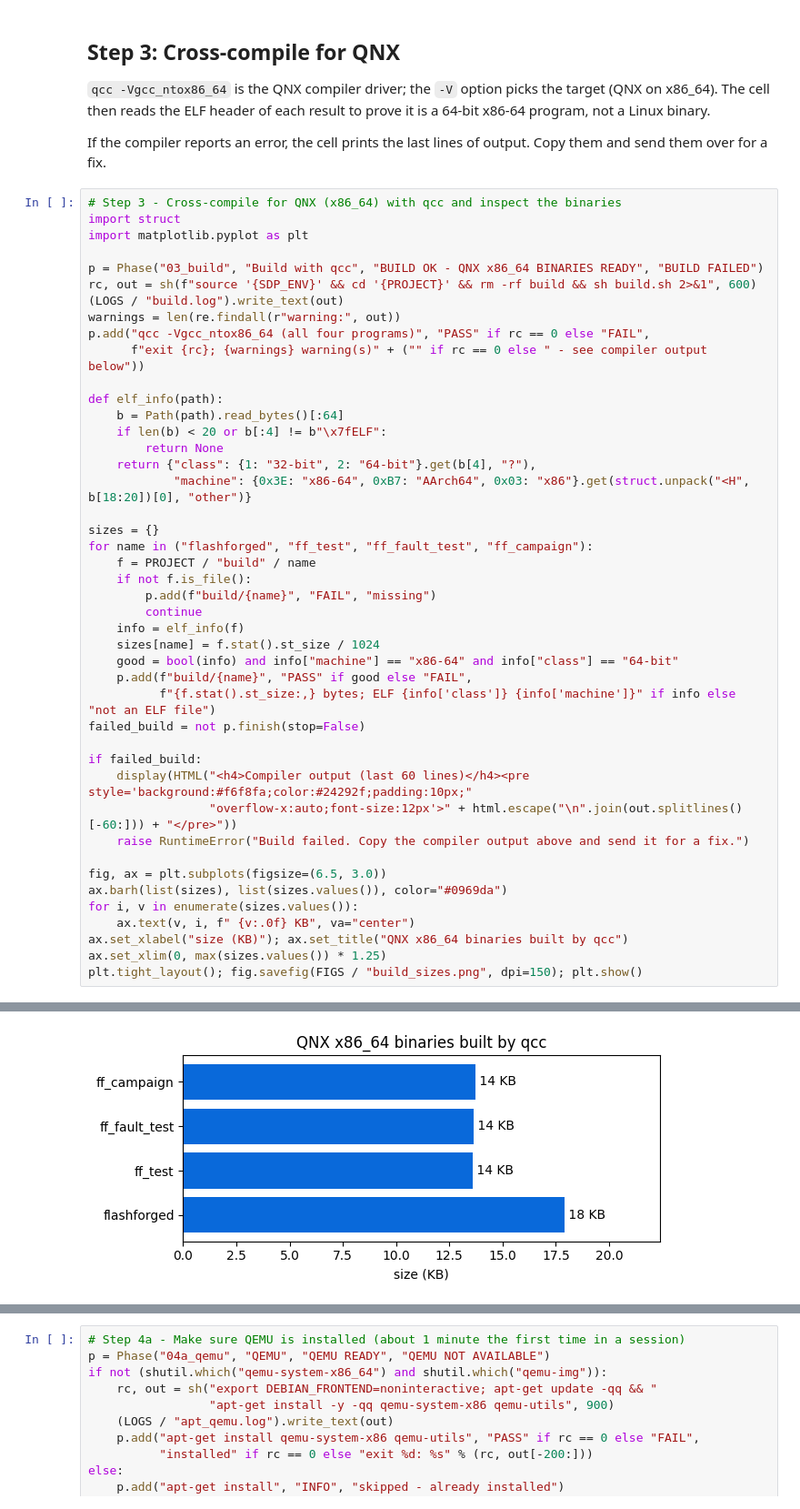
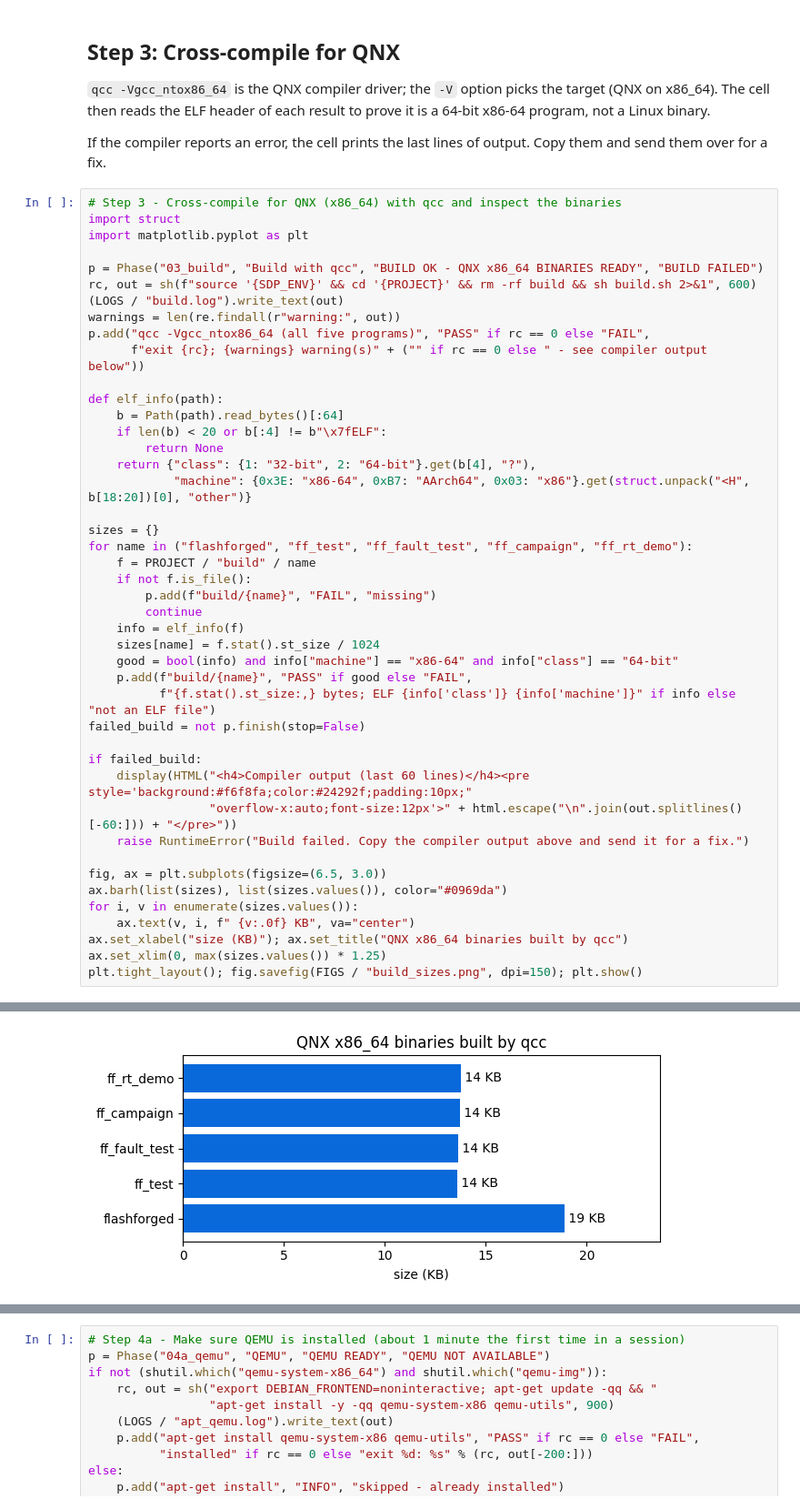
Before and after one commit to u19725505-star/qnx-flashforge, a Jupyter notebook: FlashForge_QNX_Tutorial.ipynb, the cells around one changed output, grey strips where cells are left out. Shown at 91% size. Cells and saved outputs as stored; diff of their text form.

Commit message:
Update executed notebook with fault engine
Including campaign and real-time demo

```diff
--- a/FlashForge_QNX_Tutorial.ipynb
+++ b/FlashForge_QNX_Tutorial.ipynb
@@ -1464,7 +1866,7 @@ p = Phase("03_build", "Build with qcc", "BUILD OK - QNX x86_64 BINARIES READY",
 rc, out = sh(f"source '{SDP_ENV}' && cd '{PROJECT}' && rm -rf build && sh build.sh 2>&1", 600)
 (LOGS / "build.log").write_text(out)
 warnings = len(re.findall(r"warning:", out))
-p.add("qcc -Vgcc_ntox86_64 (all four programs)", "PASS" if rc == 0 else "FAIL",
+p.add("qcc -Vgcc_ntox86_64 (all five programs)", "PASS" if rc == 0 else "FAIL",
       f"exit {rc}; {warnings} warning(s)" + ("" if rc == 0 else " - see compiler output below"))
 
 def elf_info(path):
@@ -1475,7 +1877,7 @@ def elf_info(path):
             "machine": {0x3E: "x86-64", 0xB7: "AArch64", 0x03: "x86"}.get(struct.unpack("<H", b[18:20])[0], "other")}
 
 sizes = {}
-for name in ("flashforged", "ff_test", "ff_fault_test", "ff_campaign"):
+for name in ("flashforged", "ff_test", "ff_fault_test", "ff_campaign", "ff_rt_demo"):
     f = PROJECT / "build" / name
     if not f.is_file():
         p.add(f"build/{name}", "FAIL", "missing")
@@ -1510,4 +1913,4 @@ Build with qcc: BUILD OK - QNX x86_64 BINARIES READY
-[figure, old version]
+[figure, new version]
 # %% [markdown]
 ## Step 4: Run it inside QNX 8.0
 
```
Also changed, not shown: parts of 30 cells of this notebook.
